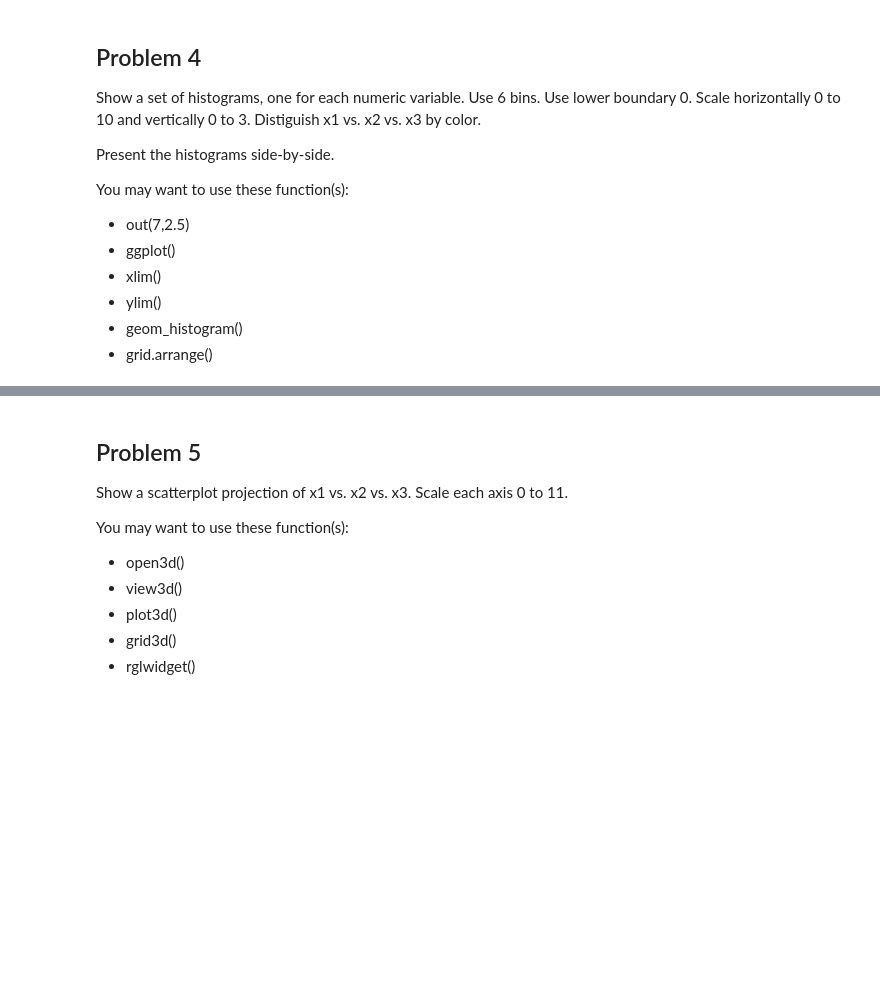
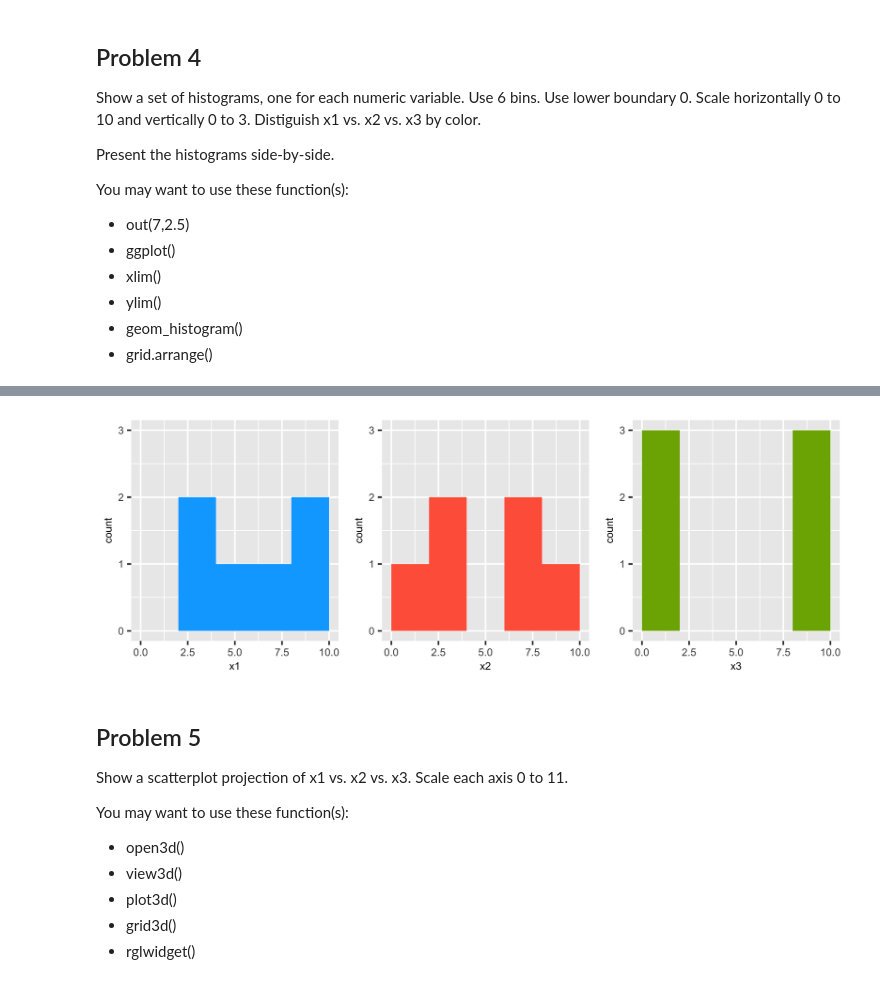
Before and after one commit to micahelinor/Data_Science, a Jupyter notebook: Labs/Advanced Business Analytics/Lab 4 - Data Visualization/04 LAB Data Visualization.ipynb, the cells around one changed output, grey strips where cells are left out. Cells and saved outputs as stored; diff of their text form; code cells hidden in the pictures; blank space fills up the shorter version.

```diff
--- a/Labs/Advanced Business Analytics/Lab 4 - Data Visualization/04 LAB Data Visualization.ipynb
+++ b/Labs/Advanced Business Analytics/Lab 4 - Data Visualization/04 LAB Data Visualization.ipynb
@@ -114,3 +128,18 @@ You may want to use these function(s):
+# %%
+out(7,2.5)
+
+h1 = ggplot(data) + xlim(0, 10) + ylim(0,3) +
+geom_histogram(aes(x=x1), boundary=0, closed="left",bins=6, fill=PALETTE[1])
+
+h2 = ggplot(data) + xlim(0, 10) + ylim(0,3) +
+geom_histogram(aes(x=x2, y=stat(count)), boundary=0, bins=6, fill=PALETTE[2])
+
+h3 = ggplot(data) + xlim(0, 10) + ylim(0,3) +
+geom_histogram(aes(x=x3, y=stat(count)), boundary=0, bins=6, fill=PALETTE[3])
+
+grid.arrange(h1, h2, h3, nrow=1)
+# %% [output]
+[figure, added]
 # %% [markdown]
 ## Problem 5
 
```
Also changed, not shown: parts of 6 cells of this notebook, 3 other files.
